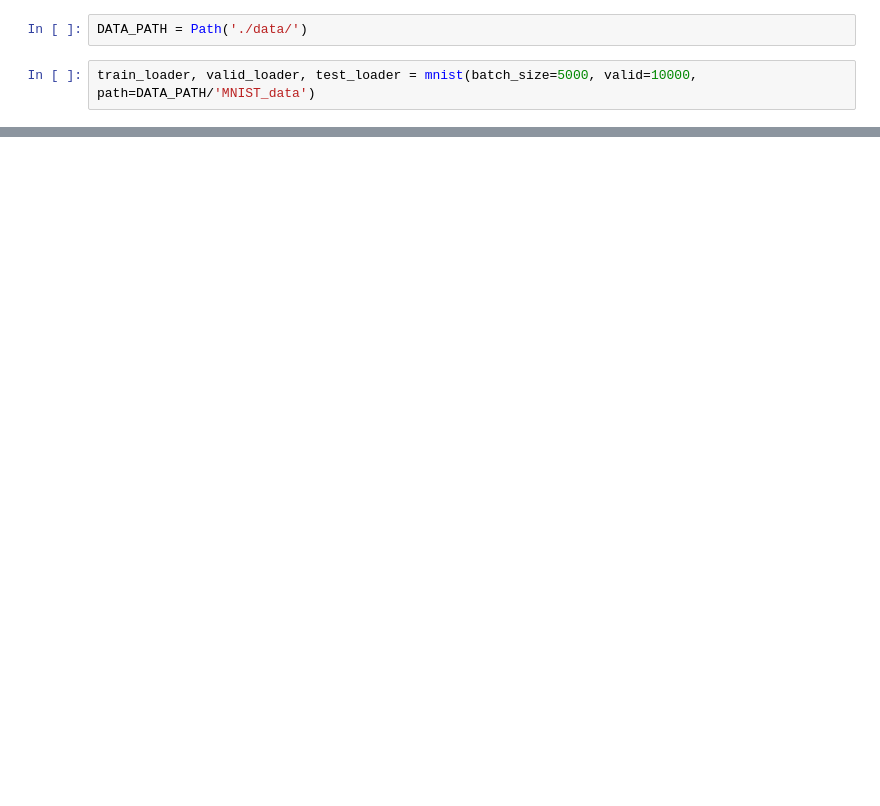
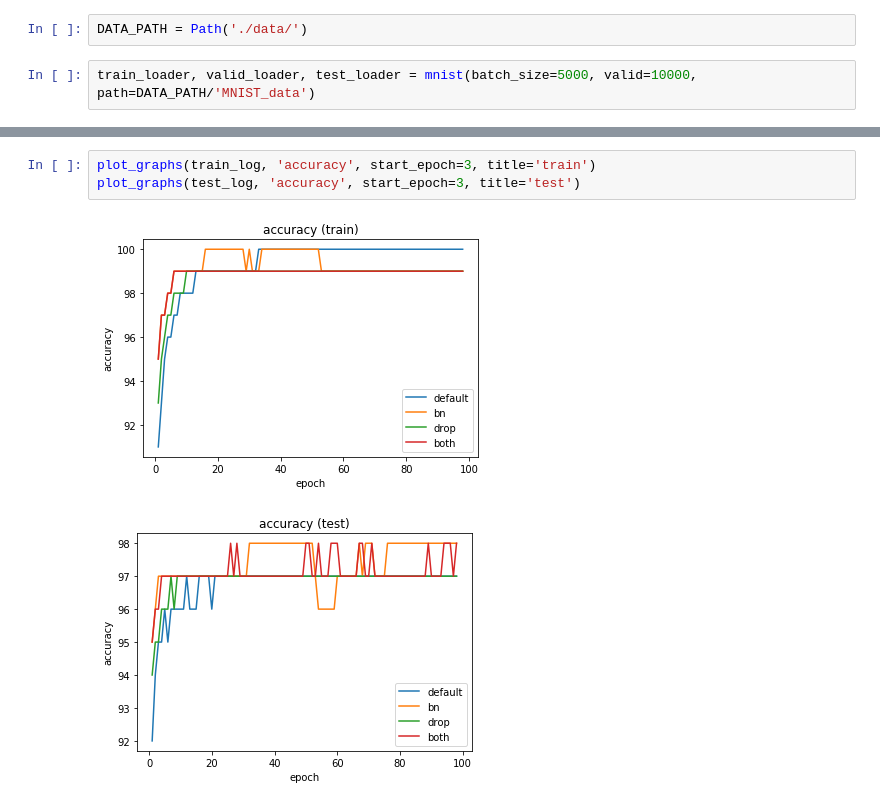
Before and after one commit to labdmitriy/otus_ml, a Jupyter notebook: Lesson_4/Homework/mnist_mlp.ipynb, the cells around one changed output, grey strips where cells are left out. Drawn from its saved outputs; the diff is of its cells as text; blank space fills up the shorter version.

```diff
--- a/Lesson_4/Homework/mnist_mlp.ipynb
+++ b/Lesson_4/Homework/mnist_mlp.ipynb
@@ -146,0 +202,6 @@ plot_graphs(test_log, 'accuracy')
+# %%
+plot_graphs(train_log, 'accuracy', start_epoch=3, title='train')
+plot_graphs(test_log, 'accuracy', start_epoch=3, title='test')
+# %% [output]
+[figure, added]
+[figure, added]
```
Also changed, not shown: parts of 16 cells of this notebook, 1 other file.
